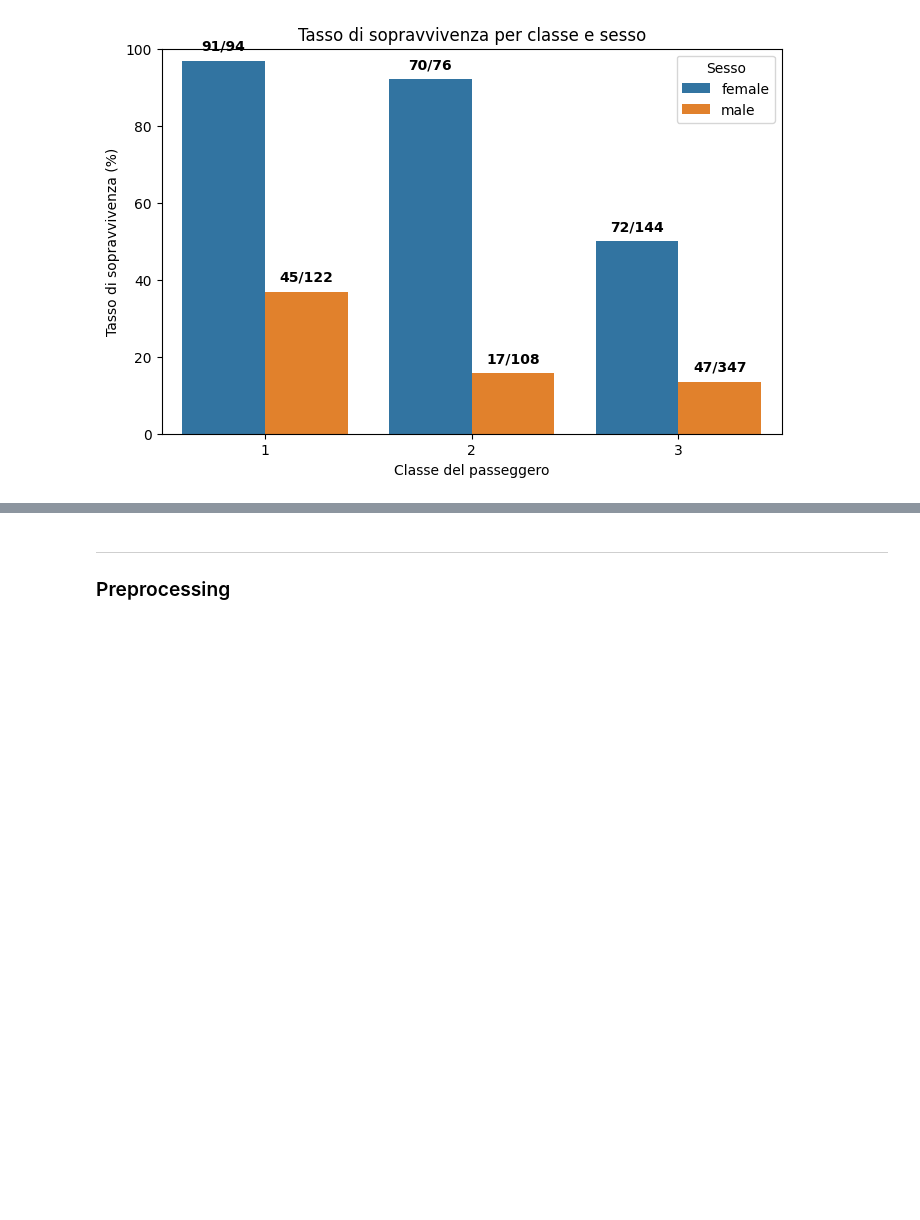
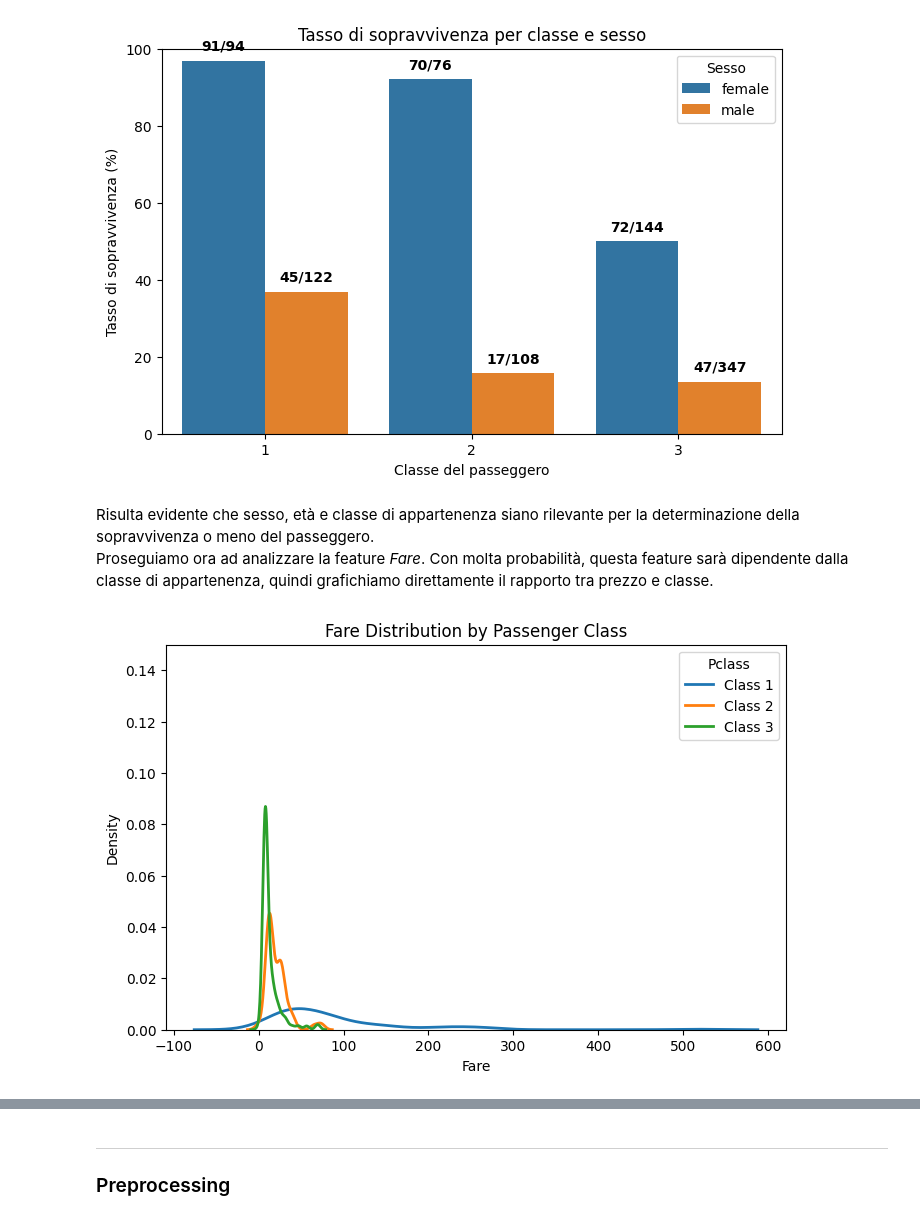
Before and after one commit to lPen88/dataProject, a Jupyter notebook: report.ipynb, the cells around one changed output, grey strips where cells are left out. Drawn from its saved outputs; the diff is of its cells as text; code cells hidden in the pictures; blank space fills up the shorter version.

```diff
--- a/report.ipynb
+++ b/report.ipynb
@@ -172,3 +180,22 @@ for bar, (_, group) in zip(ax.patches, survival_stats.iterrows()):
 plt.show()
 # %% [output]
 [figure]
+# %% [markdown]
+Risulta evidente che sesso, età e classe di appartenenza siano rilevante per la determinazione della sopravvivenza o meno del passeggero.
+Proseguiamo ora ad analizzare la feature *Fare*. Con molta probabilità, questa feature sarà dipendente dalla classe di appartenenza, quindi grafichiamo direttamente il rapporto tra prezzo e classe.
+# %%
+plt.figure(figsize=(8, 5))
+for pclass in sorted(df['Pclass'].unique()):
+    sns.kdeplot(
+        df[df['Pclass'] == pclass]['Fare'].dropna(),
+        label=f'Class {pclass}',
+        linewidth=2
+    )
+plt.xlabel('Fare')
+plt.ylabel('Density')
+plt.title('Fare Distribution by Passenger Class')
+plt.ylim(0, 0.15)
+plt.legend(title='Pclass')
+plt.show()
+# %% [output]
+[figure, added]
```
Also changed, not shown: parts of 55 cells of this notebook, 6 other files.
